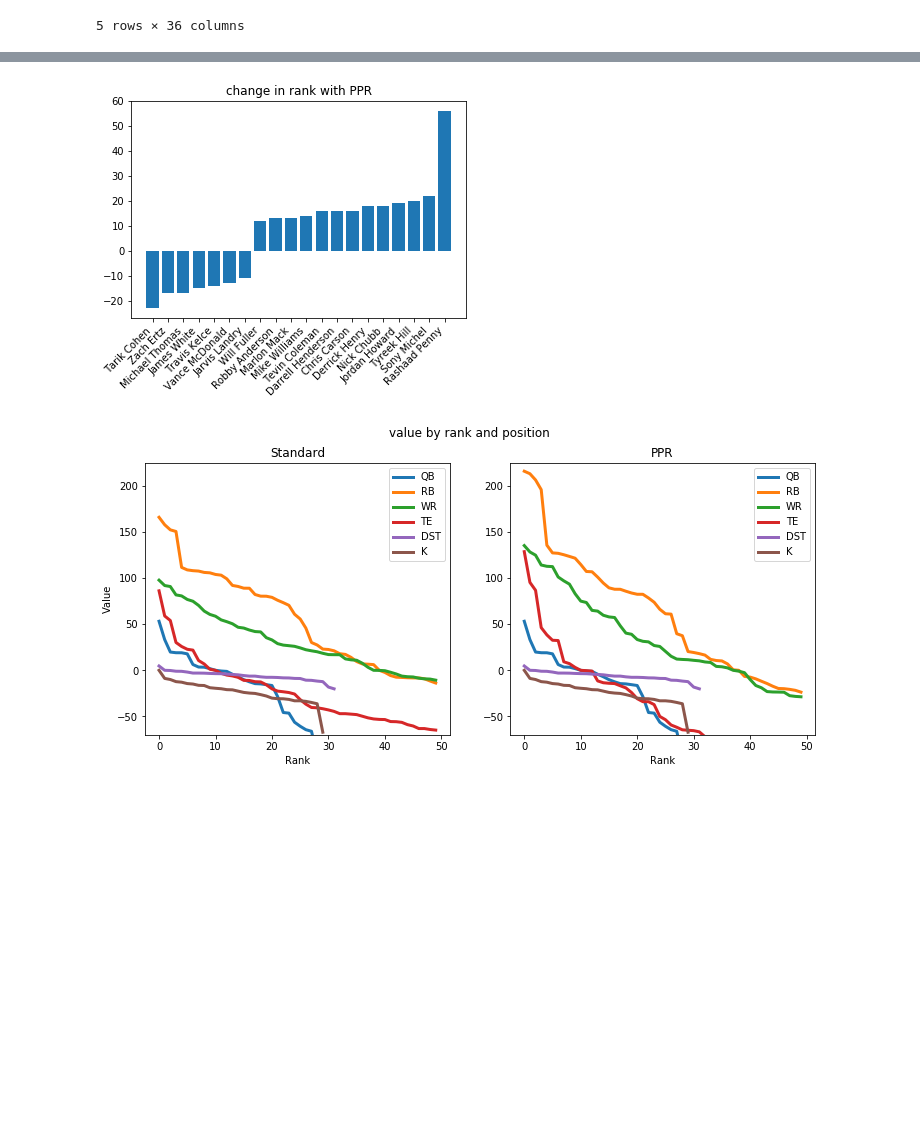
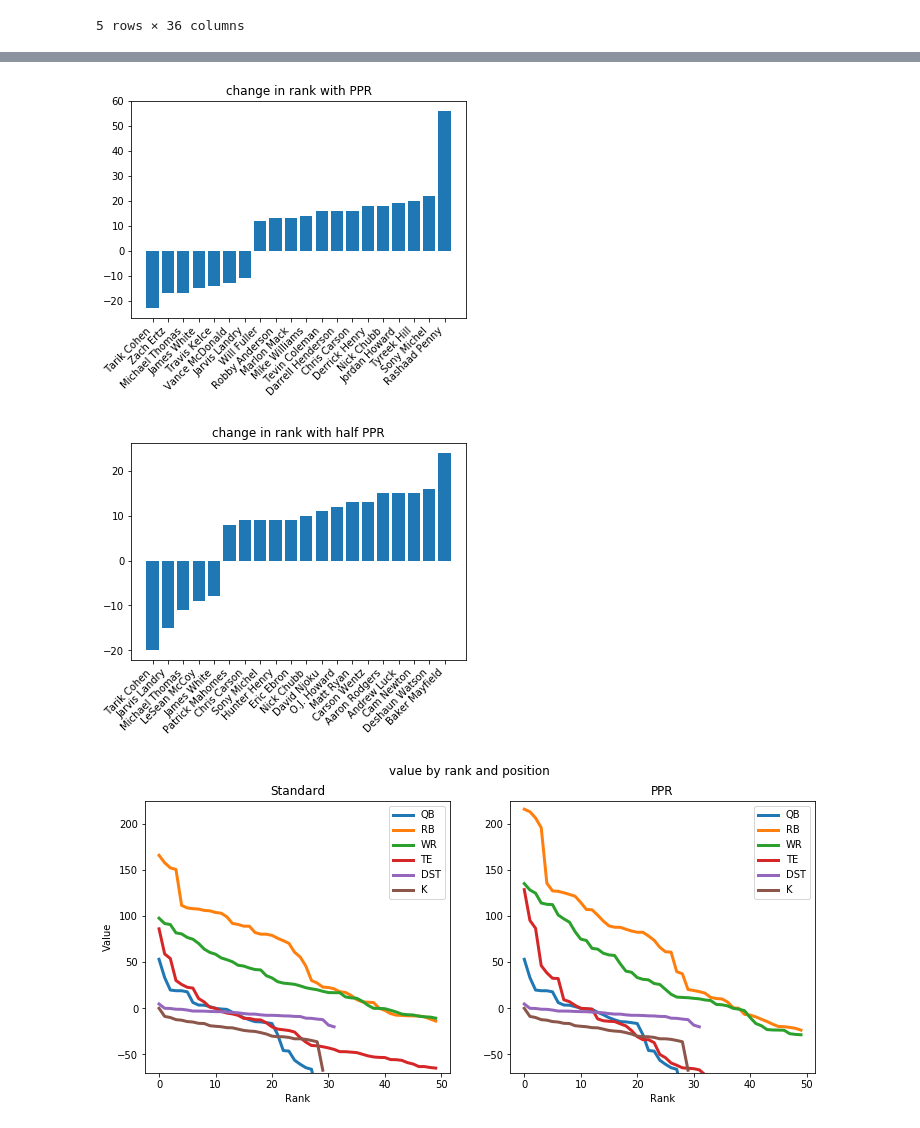
Before and after one commit to jjti/ff, a Jupyter notebook: model/src/notebooks/2019-PPR-Dependence.ipynb, the cells around one changed output, grey strips where cells are left out. Cells and saved outputs as stored; diff of their text form; code cells hidden in the pictures; blank space fills up the shorter version.

```diff
--- a/model/src/notebooks/2019-PPR-Dependence.ipynb
+++ b/model/src/notebooks/2019-PPR-Dependence.ipynb
@@ -122,6 +122,8 @@ for rank, val in zip(ranks, vals):
 
 data["diff"] = data[ranks[2]] - data[ranks[0]]
 data["abs_diff"] = abs(data["diff"])
+data["half_diff"] = data[ranks[1]] - data[ranks[0]]
+data["half_abs_diff"] = abs(data["half_diff"])
 
 data["adp-std"] = data["std"]
 data["adp-ppr"] = data["ppr"]
@@ -143,10 +145,18 @@ top_100.sort_values("diff", ascending=True)[cols].to_csv("top_100.csv", index=Fa
 large_diff = top_100.sort_values("abs_diff", ascending=False)[:20].sort_values("diff", ascending=True)
 large_diff[cols].to_csv("top_20.csv", index=False)
 
+plt.figure()
 plt.bar(np.arange(len(large_diff)), large_diff["diff"])
 plt.xticks(np.arange(len(large_diff)), large_diff["name"], rotation=45, ha="right")
 plt.gca().set_title("change in rank with PPR")
 plt.savefig('change_in_rank.png', bbox_inches='tight');
+
+large_diff_half = top_100.sort_values("half_abs_diff", ascending=False)[:20].sort_values("half_diff", ascending=True)
+plt.figure()
+plt.bar(np.arange(len(large_diff_half)), large_diff_half["half_diff"])
+plt.xticks(np.arange(len(large_diff_half)), large_diff_half["name"], rotation=45, ha="right")
+plt.gca().set_title("change in rank with half PPR")
+plt.savefig('change_in_rank_half_ppr.png', bbox_inches='tight');
 
 pos_to_val_std = {}
 for pos in positions:
@@ -169,7 +179,6 @@ plt.gca().set_title("Standard")
 plt.gca().set_ylabel("Value")
 plt.gca().set_xlabel("Rank")
 
-
 plt.subplot(1, 2, 2)
 for pos, vals in pos_to_val_ppr.items():
     cutoff = 50 if 50 <= len(vals) else len(vals)
@@ -185,31 +194,32 @@ plt.savefig('value_by_position.png', bbox_inches='tight');
 large_diff[cols]
 # %% [output]
 91
 QB -4.0
 RB 3.5
 WR -0.5
 TE -6.0
 DST -5.0
 K nan
 0.0-rank 0.799431248260644
 0.5-rank 0.7363444491674789
 1.0-rank 0.7873088370164485
 |  | name | pos | adp-std | adp-ppr | 0.0-rank | 0.5-rank | 1.0-rank | diff |
 | 59 | Tarik Cohen | RB | 63.0 | 58.0 | 75 | 55 | 52 | -23 |
 | 27 | Zach Ertz | TE | 28.5 | 24.8 | 41 | 38 | 24 | -17 |
 | 11 | Michael Thomas | WR | 12.8 | 10.6 | 33 | 22 | 16 | -17 |
 | 61 | James White | RB | 63.3 | 56.0 | 55 | 47 | 40 | -15 |
 | 15 | Travis Kelce | TE | 15.8 | 15.0 | 21 | 20 | 7 | -14 |
 | 84 | Vance McDonald | TE | 90.5 | 96.8 | 98 | 99 | 85 | -13 |
 | 63 | Jarvis Landry | WR | 68.0 | 62.8 | 74 | 59 | 63 | -11 |
 | 81 | Will Fuller | WR | 84.3 | 83.0 | 82 | 82 | 94 | 12 |
 | 79 | Robby Anderson | WR | 82.3 | 77.2 | 70 | 72 | 83 | 13 |
 | 32 | Marlon Mack | RB | 32.5 | 35.2 | 25 | 32 | 38 | 13 |
 | ... | ... | ... | ... | ... | ... | ... | ... | ... |
 | 20 | Nick Chubb | RB | 20.0 | 21.8 | 17 | 27 | 35 | 18 |
 | 82 | Jordan Howard | RB | 86.0 | 87.6 | 77 | 79 | 96 | 19 |
 | 53 | Tyreek Hill | WR | 54.0 | 48.6 | 60 | 67 | 80 | 20 |
 | 38 | Sony Michel | RB | 40.0 | 46.8 | 10 | 19 | 32 | 22 |
 | 77 | Rashaad Penny | RB | 81.0 | 81.6 | 90 | 92 | 146 | 56 |
 [figure]
-[figure, old version]
+[figure, new version]
+[figure, added]
```
Also changed, not shown: 10 other files.
